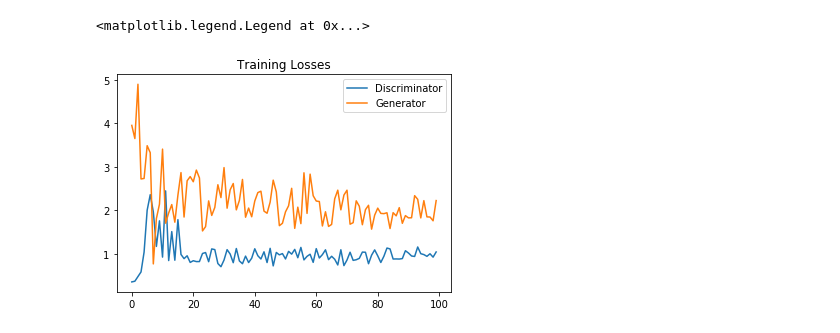
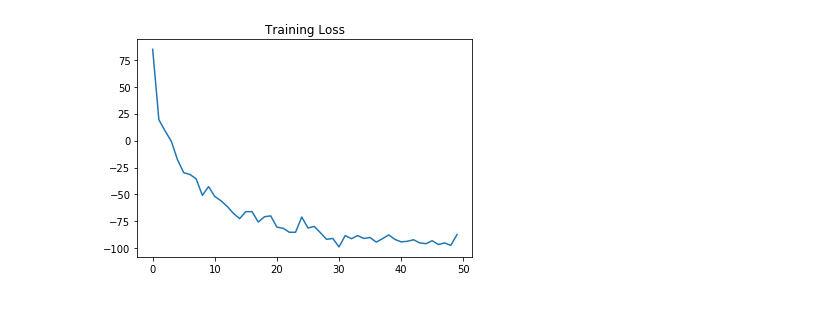
Before and after one commit to lsheiba/vae-mnist, a Jupyter notebook: vae.ipynb, the cells around one changed output. Drawn from its saved outputs; the diff is of its cells as text; code cells hidden in the pictures.

```diff
--- a/vae.ipynb
+++ b/vae.ipynb
@@ -51,12 +28,8 @@ def discriminator(x, n_units=128, reuse=False, alpha=0.01):
 # %%
-# Size of input image to discriminator
+# Size of input image
 input_size = 784
-# Size of latent vector to generator
-z_size = 100
-# Sizes of hidden layers in generator and discriminator
-g_hidden_size = 128
-d_hidden_size = 128
-# Leak factor for leaky ReLU
-alpha = 0.01
-# Smoothing
-smooth = 0.1
+# Size of latent vectors
+z_dim = 100
+# Sizes of hidden layers in encoder and decoder
+layers_encoder = [128]
+layers_decoder = [128]
@@ -98,2 +36,23 @@ g_train_opt = tf.train.AdamOptimizer(learning_rate).minimize(g_loss, var_list=g_
+# %%
+tf.reset_default_graph()
+# Create our input placeholders
+images = tf.placeholder(tf.float32, (None, input_size), name='image')
+
+# Build the model
+e_mu, e_var = stochastic_net(images, layers_encoder, z_dim)
+eps = tf.random_normal([tf.shape(images)[0], z_dim], mean=0.0, stddev=1.0)
+z = e_mu + tf.sqrt(e_var) * eps
+d_mu, _ = stochastic_net(z, layers_decoder, input_size)
+d_mu = tf.nn.sigmoid(d_mu)
+# %%
+# Calculate losses
+loss_encode = - 0.5 * tf.reduce_sum(1 + tf.log(e_var) - e_mu ** 2 - e_var, axis=1)
+loss_decode = - tf.reduce_sum(tf.contrib.distributions.Normal(d_mu, 0.3).log_prob(images), axis=1)
+loss = tf.reduce_mean(loss_encode + loss_decode, axis=0)
+# %%
+# Optimizers
+learning_rate = 0.0002 # 0.002
+
+train_op = tf.train.AdamOptimizer(learning_rate).minimize(loss)
 # %%
 batch_size = 100
@@ -161,13 +119,10 @@ with open('train_samples.pkl', 'wb') as f:
 # %%
 fig, ax = plt.subplots()
-losses = np.array(losses)
-plt.plot(losses.T[0], label='Discriminator')
-plt.plot(losses.T[1], label='Generator')
-plt.title("Training Losses")
+plt.plot(losses)
+plt.title('Training Loss')
 plt.legend()
 # %% [output]
-<matplotlib.legend.Legend at 0x...>
-[figure, old version]
+[figure, new version]
 # %%
 def view_samples(epoch, samples):
     fig, axes = plt.subplots(figsize=(7,7), nrows=4, ncols=4, sharey=True, sharex=True)
```
Also changed, not shown: parts of 14 cells of this notebook.
